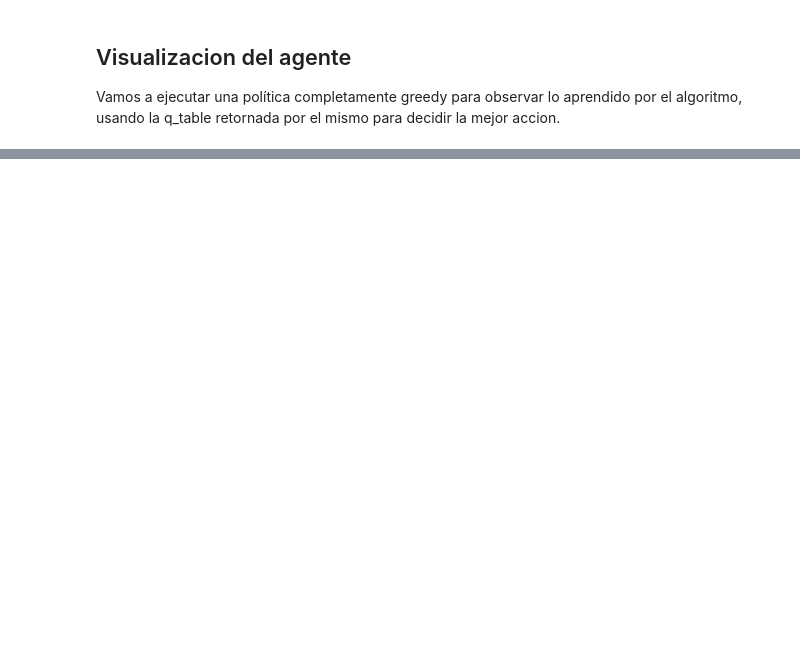
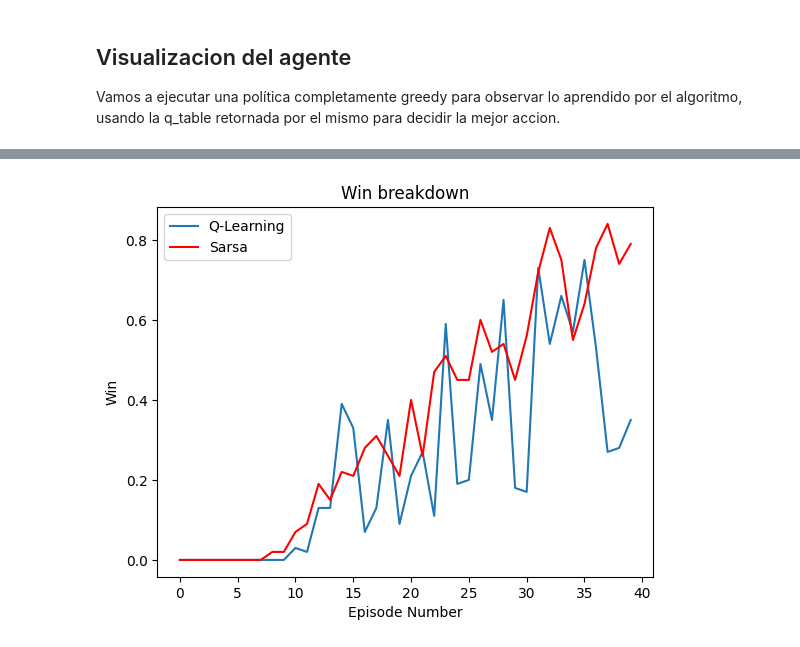
Before and after one commit to MarianoChic09/Agentes-Inteligentes, a Jupyter notebook: Laboratorio 4 - Metodos de diferencias temporales/Temporal_Difference.ipynb, the cells around one changed output, grey strips where cells are left out. Saved outputs shown, nothing was run; the diff lists cells and outputs as text; code cells hidden in the pictures; blank space fills up the shorter version.

```diff
--- a/Laboratorio 4 - Metodos de diferencias temporales/Temporal_Difference.ipynb
+++ b/Laboratorio 4 - Metodos de diferencias temporales/Temporal_Difference.ipynb
@@ -297,9 +317,10 @@ del env
 
 
 ![Image](https://miro.medium.com/max/2612/1*Wim9wr-jYJtZyZ_4ZJRHNg.jpeg)
-# %%
-def sarsa(env, number_episodes=100, alpha=0.1, gamma=0.9, epsilon_start=0.9, epsilon_min=0.1, epsilon_decay=0.9):
-
-  ## Your code here
-
-  return q_table, episode_rewards, episode_steps, wins
+# %%
+def greedy_policy(env,Q_table,position,velocity,epsilon):
+    # Epsilon greedy policy.
+    action = np.argmax(Q_table[position][velocity]) #explotation
+    if np.random.uniform() < epsilon:
+        action = np.random.choice(env.action_space.n) # exploration
+    return action
@@ -366,0 +461,28 @@ del env
+# %%
+env = gym.make("MountainCar-v0")
+NUMBER_EPISODES = 4000
+q_table_q, rewards_q, steps_q, wins_q = q_learning(env, number_episodes=NUMBER_EPISODES, alpha=0.3, epsilon_decay=0.5)
+# %%
+env = gym.make("MountainCar-v0")
+NUMBER_EPISODES = 4000
+q_table_sarsa, rewards_sarsa, steps_sarsa, wins_sarsa = sarsa(env, number_episodes=NUMBER_EPISODES, alpha=0.3, epsilon_decay=0.5)
+# %%
+# Average results every N timesteps for better visualization.
+average_range = 100
+episode_ticks = int(NUMBER_EPISODES / average_range)
+
+avg_wins_q = np.array(wins_q).reshape((episode_ticks, average_range))
+avg_wins_q = np.mean(avg_wins_q, axis=1)
+
+avg_wins_sarsa = np.array(wins_sarsa).reshape((episode_ticks, average_range))
+avg_wins_sarsa = np.mean(avg_wins_sarsa, axis=1)
+
+plt.plot(range(episode_ticks), avg_wins_q)
+plt.plot(range(episode_ticks),avg_wins_sarsa,'r')
+plt.legend(['Q-Learning','Sarsa'])
+plt.title("Win breakdown")
+plt.xlabel("Episode Number")
+plt.ylabel("Win")
+plt.show()
+# %% [output]
+[figure, added]
```
Also changed, not shown: parts of 11 cells of this notebook.
